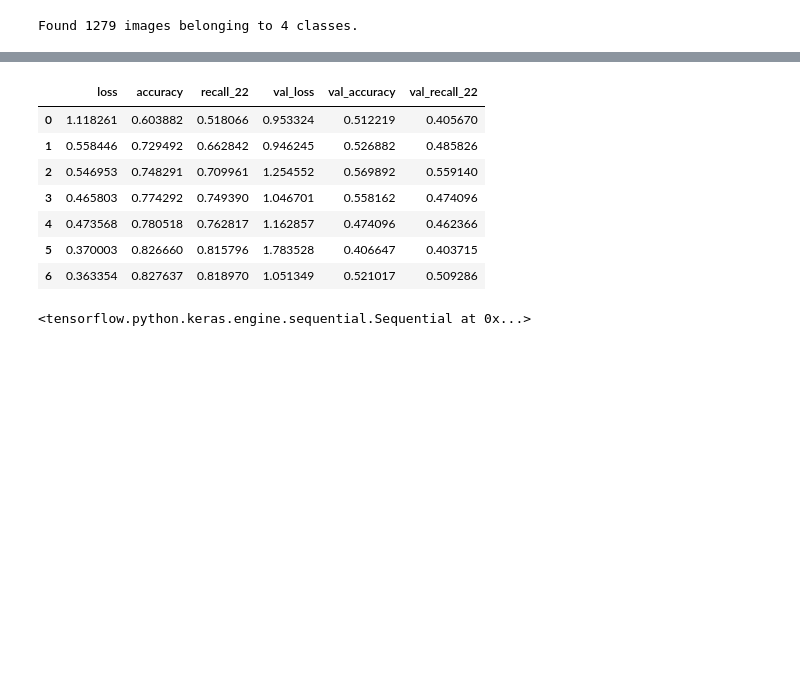
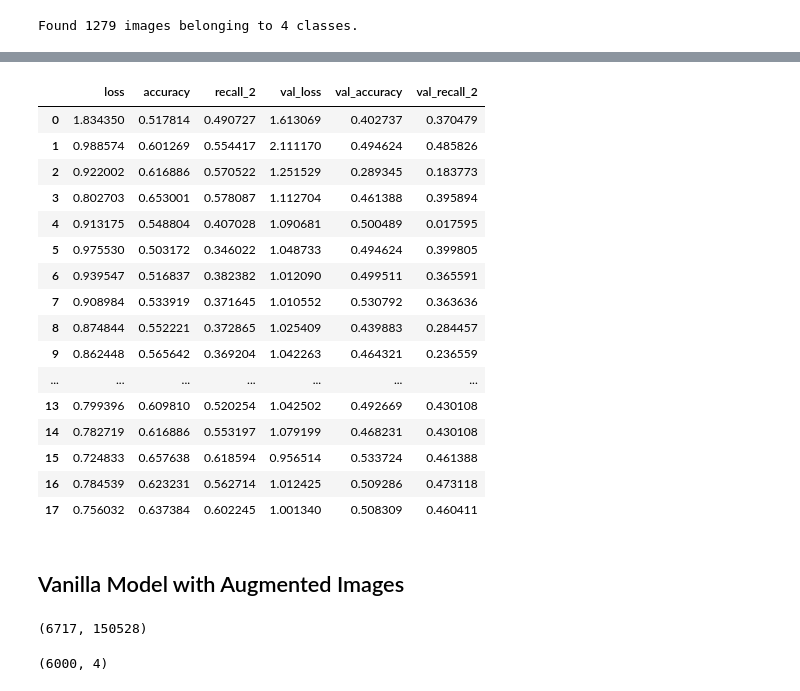
Before and after one commit to Jacobheyman702/Alzheimer_Image_classifier-, a Jupyter notebook: Vanilla_model.ipynb, the cells around one changed output, grey strips where cells are left out. Drawn from its saved outputs; the diff is of its cells as text; code cells hidden in the pictures; blank space fills up the shorter version.

```diff
--- a/Vanilla_model.ipynb
+++ b/Vanilla_model.ipynb
@@ -14,4 +28,4 @@ directory = 'Alzheimer_s Dataset/'
 test_directory = 'Alzheimer_s Dataset/test/'
 train_directory = 'Alzheimer_s Dataset/train/'
 # %%
-data_genorator = ImageDataGenerator(rescale=1./255,validation_split=0.2, horizontal_flip=True)
+data_genorator = ImageDataGenerator(rescale=1./255,validation_split=0.2)
@@ -180,15 +253,30 @@ plt.show()
 # %%
-history_df.head(10)
+history_df
 # %% [output]
-|  | loss | accuracy | recall_22 | val_loss | val_accuracy | val_recall_22 |
-| 0 | 1.118261 | 0.603882 | 0.518066 | 0.953324 | 0.512219 | 0.405670 |
-| 1 | 0.558446 | 0.729492 | 0.662842 | 0.946245 | 0.526882 | 0.485826 |
-| 2 | 0.546953 | 0.748291 | 0.709961 | 1.254552 | 0.569892 | 0.559140 |
-| 3 | 0.465803 | 0.774292 | 0.749390 | 1.046701 | 0.558162 | 0.474096 |
-| 4 | 0.473568 | 0.780518 | 0.762817 | 1.162857 | 0.474096 | 0.462366 |
-| 5 | 0.370003 | 0.826660 | 0.815796 | 1.783528 | 0.406647 | 0.403715 |
-| 6 | 0.363354 | 0.827637 | 0.818970 | 1.051349 | 0.521017 | 0.509286 |
+|  | loss | accuracy | recall_2 | val_loss | val_accuracy | val_recall_2 |
+| 0 | 1.834350 | 0.517814 | 0.490727 | 1.613069 | 0.402737 | 0.370479 |
+| 1 | 0.988574 | 0.601269 | 0.554417 | 2.111170 | 0.494624 | 0.485826 |
+| 2 | 0.922002 | 0.616886 | 0.570522 | 1.251529 | 0.289345 | 0.183773 |
+| 3 | 0.802703 | 0.653001 | 0.578087 | 1.112704 | 0.461388 | 0.395894 |
+| 4 | 0.913175 | 0.548804 | 0.407028 | 1.090681 | 0.500489 | 0.017595 |
+| 5 | 0.975530 | 0.503172 | 0.346022 | 1.048733 | 0.494624 | 0.399805 |
+| 6 | 0.939547 | 0.516837 | 0.382382 | 1.012090 | 0.499511 | 0.365591 |
+| 7 | 0.908984 | 0.533919 | 0.371645 | 1.010552 | 0.530792 | 0.363636 |
+| 8 | 0.874844 | 0.552221 | 0.372865 | 1.025409 | 0.439883 | 0.284457 |
+| 9 | 0.862448 | 0.565642 | 0.369204 | 1.042263 | 0.464321 | 0.236559 |
+| ... | ... | ... | ... | ... | ... | ... |
+| 13 | 0.799396 | 0.609810 | 0.520254 | 1.042502 | 0.492669 | 0.430108 |
+| 14 | 0.782719 | 0.616886 | 0.553197 | 1.079199 | 0.468231 | 0.430108 |
+| 15 | 0.724833 | 0.657638 | 0.618594 | 0.956514 | 0.533724 | 0.461388 |
+| 16 | 0.784539 | 0.623231 | 0.562714 | 1.012425 | 0.509286 | 0.473118 |
+| 17 | 0.756032 | 0.637384 | 0.602245 | 1.001340 | 0.508309 | 0.460411 |
-# %%
-model
-# %% [output]
-<tensorflow.python.keras.engine.sequential.Sequential at 0x...>
+# %% [markdown]
+## Vanilla Model with Augmented Images
+# %%
+x_train_aug.shape
+# %% [output]
+(6717, 150528)
+# %%
+train_labels_aug.shape
+# %% [output]
+(6000, 4)
```
Also changed, not shown: parts of 22 cells of this notebook, 1 other file.
